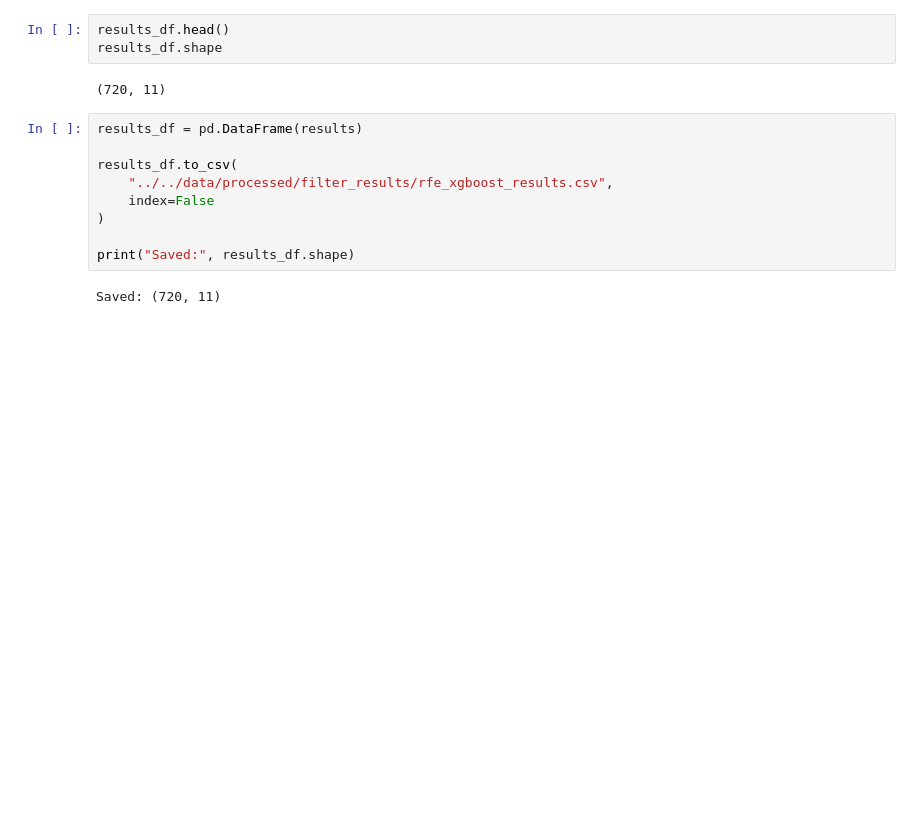
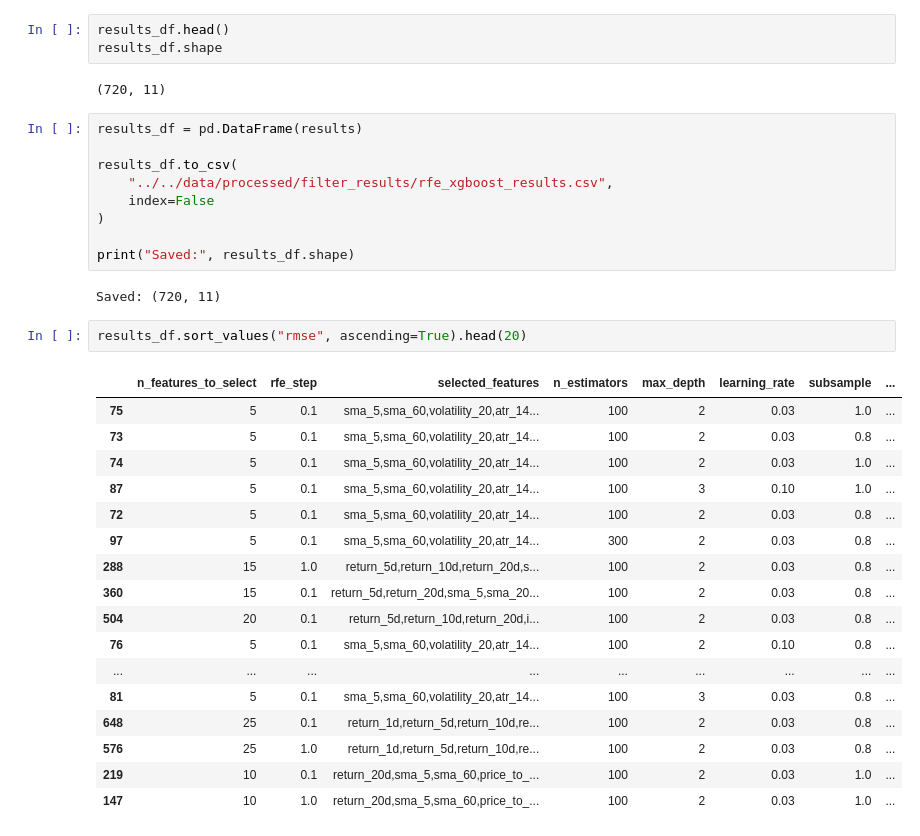
Before and after one commit to vpdrnls-cold/StockLens, a Jupyter notebook: notebooks/feature_selection/rfe_xgboost.ipynb, the cells around one changed output. Cells and saved outputs as stored; diff of their text form; blank space fills up the shorter version.

```diff
--- a/notebooks/feature_selection/rfe_xgboost.ipynb
+++ b/notebooks/feature_selection/rfe_xgboost.ipynb
@@ -518,3 +518,23 @@ results_df.to_csv(
 print("Saved:", results_df.shape)
 # %% [output]
 Saved: (720, 11)
+# %%
+results_df.sort_values("rmse", ascending=True).head(20)
+# %% [output]
+|  | n_features_to_select | rfe_step | selected_features | n_estimators | max_depth | learning_rate | subsample | ... |
+| 75 | 5 | 0.1 | sma_5,sma_60,volatility_20,atr_14... | 100 | 2 | 0.03 | 1.0 | ... |
+| 73 | 5 | 0.1 | sma_5,sma_60,volatility_20,atr_14... | 100 | 2 | 0.03 | 0.8 | ... |
+| 74 | 5 | 0.1 | sma_5,sma_60,volatility_20,atr_14... | 100 | 2 | 0.03 | 1.0 | ... |
+| 87 | 5 | 0.1 | sma_5,sma_60,volatility_20,atr_14... | 100 | 3 | 0.10 | 1.0 | ... |
+| 72 | 5 | 0.1 | sma_5,sma_60,volatility_20,atr_14... | 100 | 2 | 0.03 | 0.8 | ... |
+| 97 | 5 | 0.1 | sma_5,sma_60,volatility_20,atr_14... | 300 | 2 | 0.03 | 0.8 | ... |
+| 288 | 15 | 1.0 | return_5d,return_10d,return_20d,s... | 100 | 2 | 0.03 | 0.8 | ... |
+| 360 | 15 | 0.1 | return_5d,return_20d,sma_5,sma_20... | 100 | 2 | 0.03 | 0.8 | ... |
+| 504 | 20 | 0.1 | return_5d,return_10d,return_20d,i... | 100 | 2 | 0.03 | 0.8 | ... |
+| 76 | 5 | 0.1 | sma_5,sma_60,volatility_20,atr_14... | 100 | 2 | 0.10 | 0.8 | ... |
+| ... | ... | ... | ... | ... | ... | ... | ... | ... |
+| 81 | 5 | 0.1 | sma_5,sma_60,volatility_20,atr_14... | 100 | 3 | 0.03 | 0.8 | ... |
+| 648 | 25 | 0.1 | return_1d,return_5d,return_10d,re... | 100 | 2 | 0.03 | 0.8 | ... |
+| 576 | 25 | 1.0 | return_1d,return_5d,return_10d,re... | 100 | 2 | 0.03 | 0.8 | ... |
+| 219 | 10 | 0.1 | return_20d,sma_5,sma_60,price_to_... | 100 | 2 | 0.03 | 1.0 | ... |
+| 147 | 10 | 1.0 | return_20d,sma_5,sma_60,price_to_... | 100 | 2 | 0.03 | 1.0 | ... |
```
Also changed, not shown: parts of 1 cell of this notebook, 5 other files.
